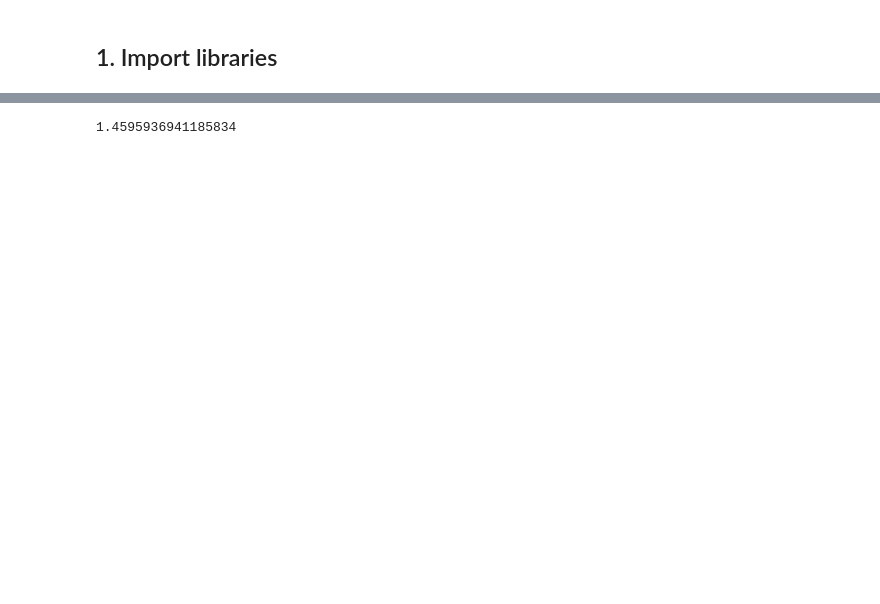
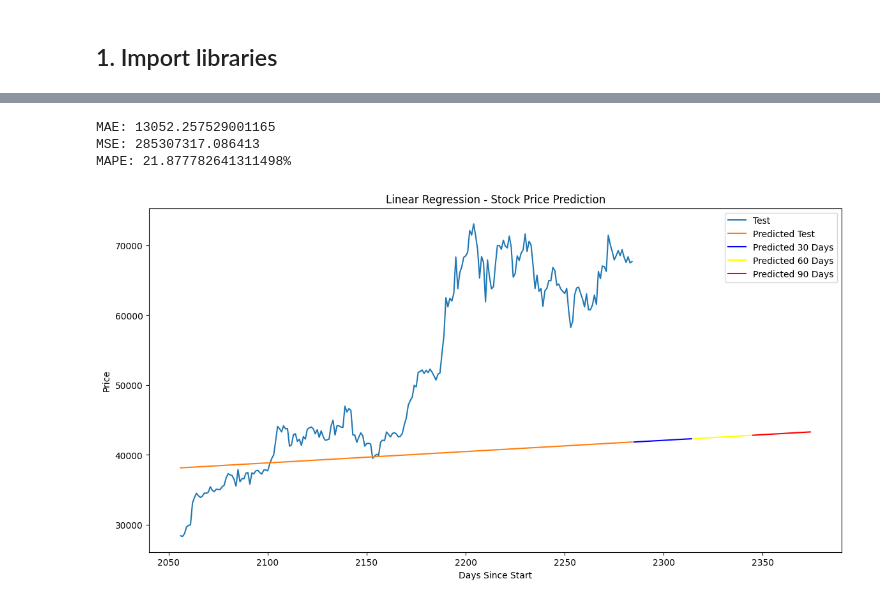
Before and after one commit to turnrighthere/IS403.O22.Team2, a Jupyter notebook: Model/BTC/BTC_LINEAR_9-1.ipynb, the cells around one changed output, grey strips where cells are left out. Drawn from its saved outputs; the diff is of its cells as text; code cells hidden in the pictures; blank space fills up the shorter version.

Commit message:
fix display

```diff
--- a/Model/BTC/BTC_LINEAR_9-1.ipynb
+++ b/Model/BTC/BTC_LINEAR_9-1.ipynb
@@ -59,10 +84,60 @@ y_train, y_test = y[:split_index], y[split_index:]
 model = LinearRegression()
 model.fit(X_train,y_train)
 y_pred = model.predict(X_test)
-# %%
-mean_squared_error(y_test,y_pred)
-# %% [output]
-1.4595936941185834
+# %%
+
+# Tính các chỉ số đánh giá
+mae = mean_absolute_error(y_test, y_pred)
+mse = mean_squared_error(y_test, y_pred)
+mape = np.mean(np.abs((y_test.values.flatten() - y_pred.flatten()) / y_test.values.flatten())) * 100
+
+print(f'MAE: {mae}')
+print(f'MSE: {mse}')
+print(f'MAPE: {mape}%')
+# %% [output]
+MAE: 13052.257529001165
+MSE: 285307317.086413
+MAPE: 21.877782641311498%
+# %%
+# Generate future date indices for 30, 60, and 90 days
+future_index_30 = pd.RangeIndex(start=len(X_train) + len(X_test), stop=len(X_train) + len(X_test) + 30, step=1)
+future_index_60 = pd.RangeIndex(start=len(X_train) + len(X_test) + 30, stop=len(X_train) + len(X_test) + 60, step=1)
+future_index_90 = pd.RangeIndex(start=len(X_train) + len(X_test) + 60, stop=len(X_train) + len(X_test) + 90, step=1)
+
+# Prepare the future dates in the same format as your training data
+X_future_30 = pd.DataFrame(future_index_30)
+X_future_60 = pd.DataFrame(future_index_60)
+X_future_90 = pd.DataFrame(future_index_90)
+
+# Predict the 'Price' for the future dates
+y_pred_future_30 = model.predict(X_future_30)
+y_pred_future_60 = model.predict(X_future_60)
+y_pred_future_90 = model.predict(X_future_90)
+
+plt.figure(figsize=(14, 7))
+# Create index ranges for plotting
+test_data_index = pd.RangeIndex(start=len(X_train), stop=len(X_train) + len(X_test), step=1)
+# Plot the training, testing, and predicted test data
+plt.plot(test_data_index, y_test, label='Test')
+plt.plot(test_data_index, y_pred, label='Predicted Test')
+
+# Plot the predicted future 'Price' values
+plt.plot(future_index_30, y_pred_future_30, label='Predicted 30 Days', color='blue')
+plt.plot(future_index_60, y_pred_future_60, label='Predicted 60 Days', color='yellow')
+plt.plot(future_index_90, y_pred_future_90, label='Predicted 90 Days', color='red')
+
+# Set the title and labels
+plt.title('Linear Regression - Stock Price Prediction')
+plt.xlabel('Days Since Start')
+plt.ylabel('Price')
+
+# Show legend
+plt.legend()
+
+# Display the plot
+plt.show()
+# %% [output]
+[figure, added]
 # %%
 # Generate future date indices for 30, 60, and 90 days
 future_index_30 = pd.RangeIndex(start=len(X_train) + len(X_test), stop=len(X_train) + len(X_test) + 30, step=1)
```
Also changed, not shown: parts of 8 cells of this notebook, 16 other files.
